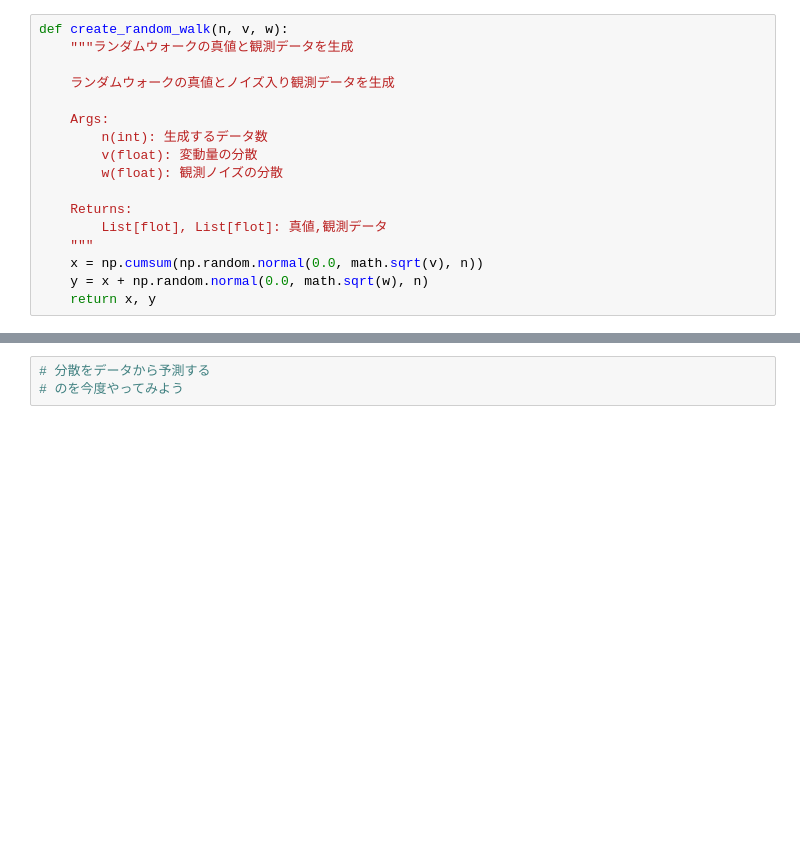
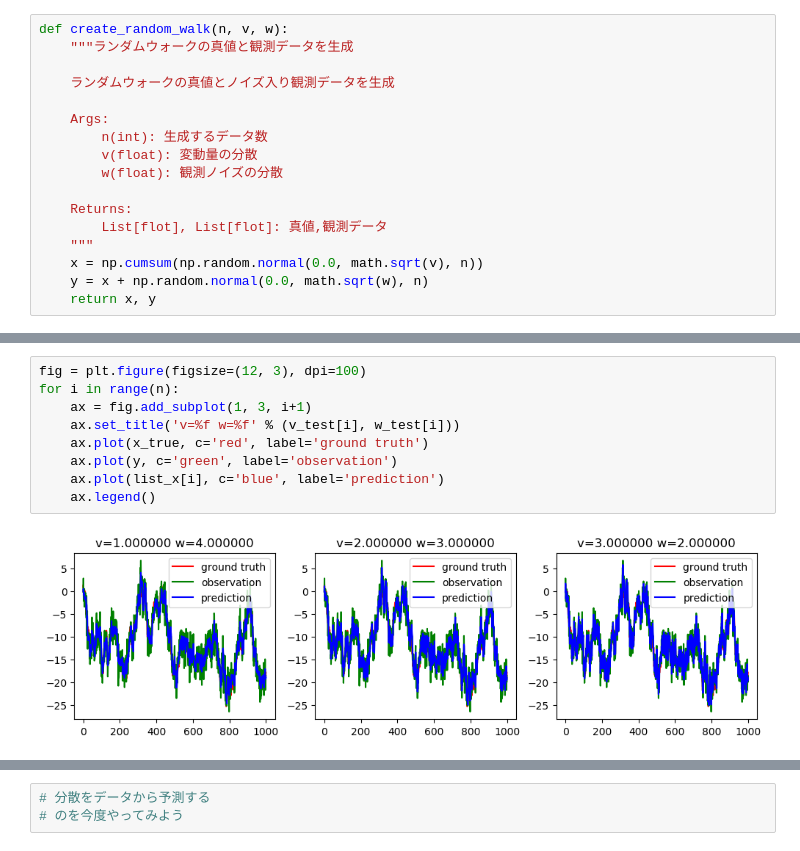
Before and after one commit to ryuz/training, a Jupyter notebook: digital_filter/LocalLevelModel.ipynb, the cells around one changed output, grey strips where cells are left out. Cells and saved outputs as stored; diff of their text form; blank space fills up the shorter version.

```diff
--- a/digital_filter/LocalLevelModel.ipynb
+++ b/digital_filter/LocalLevelModel.ipynb
@@ -91,0 +102,11 @@ plt.plot(y, c='green')
+# %%
+fig = plt.figure(figsize=(12, 3), dpi=100)
+for i in range(n):
+    ax = fig.add_subplot(1, 3, i+1)
+    ax.set_title('v=%f w=%f' % (v_test[i], w_test[i]))
+    ax.plot(x_true, c='red', label='ground truth')
+    ax.plot(y, c='green', label='observation')
+    ax.plot(list_x[i], c='blue', label='prediction')
+    ax.legend()
+# %% [output]
+[figure, added]
```
Also changed, not shown: parts of 13 cells of this notebook.
